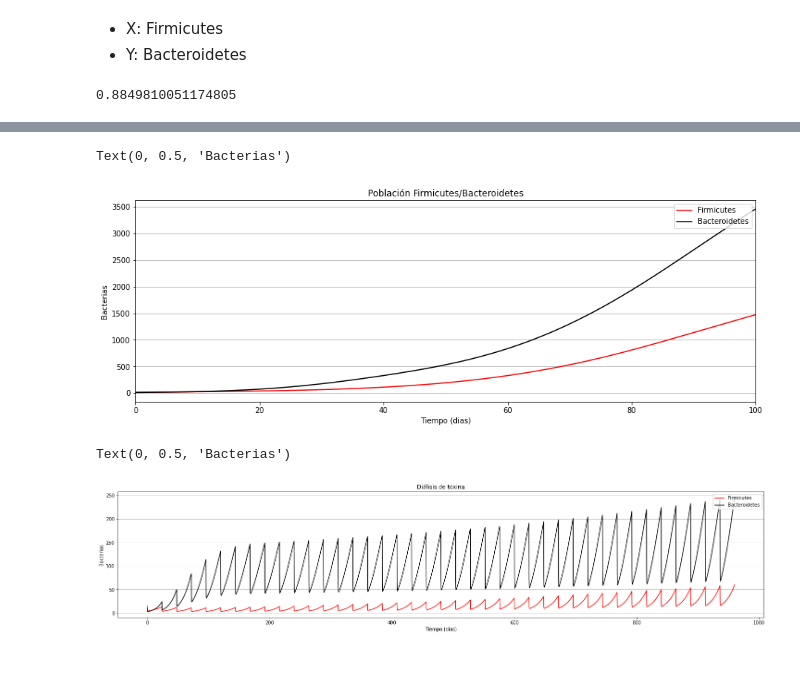
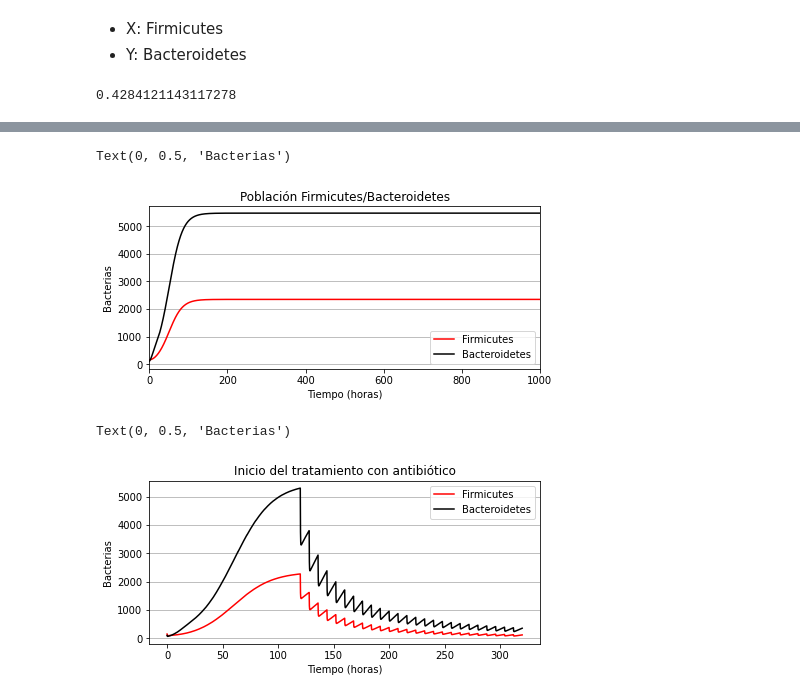
Before and after one commit to SergioPachonDotor/Proyectos_MAIBM, a Jupyter notebook: Proyecto_1/Simulaciones.ipynb, the cells around one changed output, grey strips where cells are left out. Cells and saved outputs as stored; diff of their text form; code cells hidden in the pictures; blank space fills up the shorter version.

```diff
--- a/Proyecto_1/Simulaciones.ipynb
+++ b/Proyecto_1/Simulaciones.ipynb
@@ -19,15 +19,15 @@ k2 = 200    # Capacidad de carga
 k3 = 300    # Capacidad de carga
 
 ε = 6       # Tasa de eliminación mg/h
-ε1 = 0.8    # Como afecta el antibiótico a x
-ε2 = 0.8    # Cómo afecta el antibiótico a y
+ε1 = 0.3    # Como afecta el antibiótico a x
+ε2 = 0.3    # Cómo afecta el antibiótico a y
 
-x0 = 15     # X inicial
-y0 = 10     # Y inicial
+x0 = 150     # X inicial
+y0 = 100     # Y inicial
 z0 = 1      # Z inicial
 A0 = 10     # Antibiótico inicial
 
-t0 = 24     # Cada cuando se suministra una dosis
+t0 = 8     # Cada cuando se suministra una dosis
 n = 40      # Número de dosis suministradas cada t0
 # %%
 def model_1_bact_firm(c, t):
@@ -37,7 +37,7 @@ def model_1_bact_firm(c, t):
     dydt = α2*y*(1-(y/k2)) + β2*x*y
     return np.array([dxdt,dydt])
 
-tmax = 100
+tmax = 1000
 dt = 0.1
 t = np.arange(0,tmax,dt)
 
@@ -51,7 +51,7 @@ y1 = solution[tmax, 1]
 R = x1/y1
 print(R)
 # %% [output]
-0.8849810051174805
+0.4284121143117278
 # %% [markdown]
 <!-- def LV(X,t):
     x = X[0] # Presas
@@ -73,20 +73,19 @@ c = 0.15
 d = 0.6
 K = 10 -->
 # %%
-# fig, ax = plt.subplots(figsize=(7, 3)) # Best to paper
-fig, ax = plt.subplots(figsize=(15, 5))
+fig, ax = plt.subplots(figsize=(7, 3)) # Best to paper
 plt.plot(t, solution[:,0], color='red', label='Firmicutes')
 plt.plot(t, solution[:,1], color='black', label='Bacteroidetes')
-plt.legend(loc=1)
+plt.legend(loc='best')
 plt.xlim(0, tmax)
 plt.grid(True, axis='y')
 plt.title('Población Firmicutes/Bacteroidetes')
-plt.xlabel('Tiempo (dias)')
+plt.xlabel('Tiempo (horas)')
 plt.ylabel('Bacterias')
 # plt.savefig('Dialisis_toxina.eps', dpi=400, bbox_inches = "tight")
 # %% [output]
 Text(0, 0.5, 'Bacterias')
-[figure, old version]
+[figure, new version]
 # %%
 def model_3_bact_firm_ab(c, t):
     x=c[0] # Firmicutes
@@ -119,17 +123,17 @@ x = np.concatenate(ysol)[ : ,0]
 y = np.concatenate(ysol)[ : ,1]
 z = np.concatenate(ysol)[ : ,1]
 # %%
-fig, ax = plt.subplots(figsize=(25, 5))
+fig, ax = plt.subplots(figsize=(7, 3)) # Best to paper
 plt.plot(t, x, color='red', label='Firmicutes')
 plt.plot(t, y, color='black', label='Bacteroidetes')
 # plt.plot(t, z, color='blue', label='Otra chimbada por ahí')
 plt.legend(loc=1)
 # plt.xlim(0, tmax)
 plt.grid(True, axis='y')
-plt.title('Diálisis de toxina')
-plt.xlabel('Tiempo (dias)')
+plt.title('Inicio del tratamiento con antibiótico')
+plt.xlabel('Tiempo (horas)')
 plt.ylabel('Bacterias')
 # plt.savefig('Dialisis_toxina.eps', dpi=400, bbox_inches = "tight")
 # %% [output]
 Text(0, 0.5, 'Bacterias')
-[figure, old version]
+[figure, new version]
```
Also changed, not shown: parts of 3 cells of this notebook.
